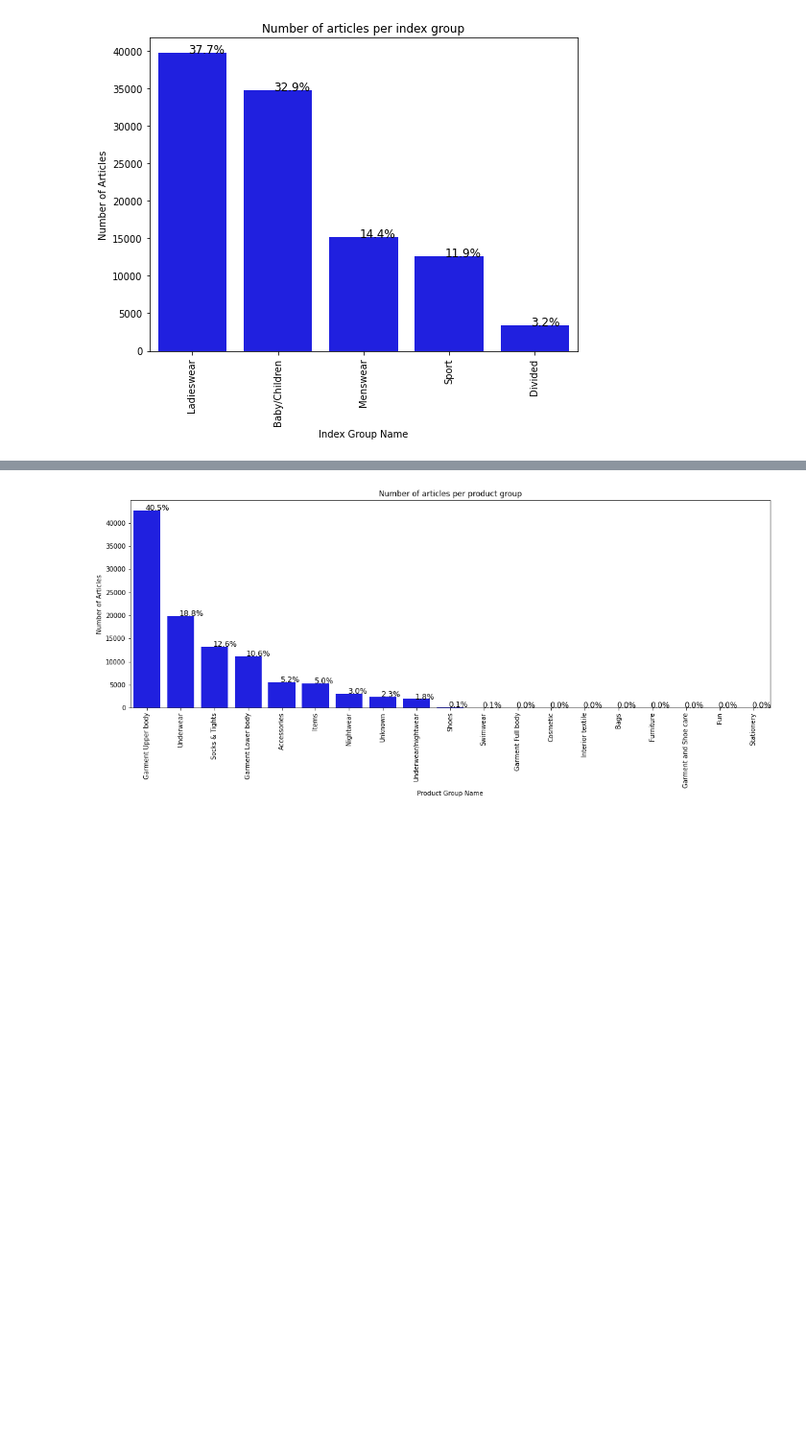
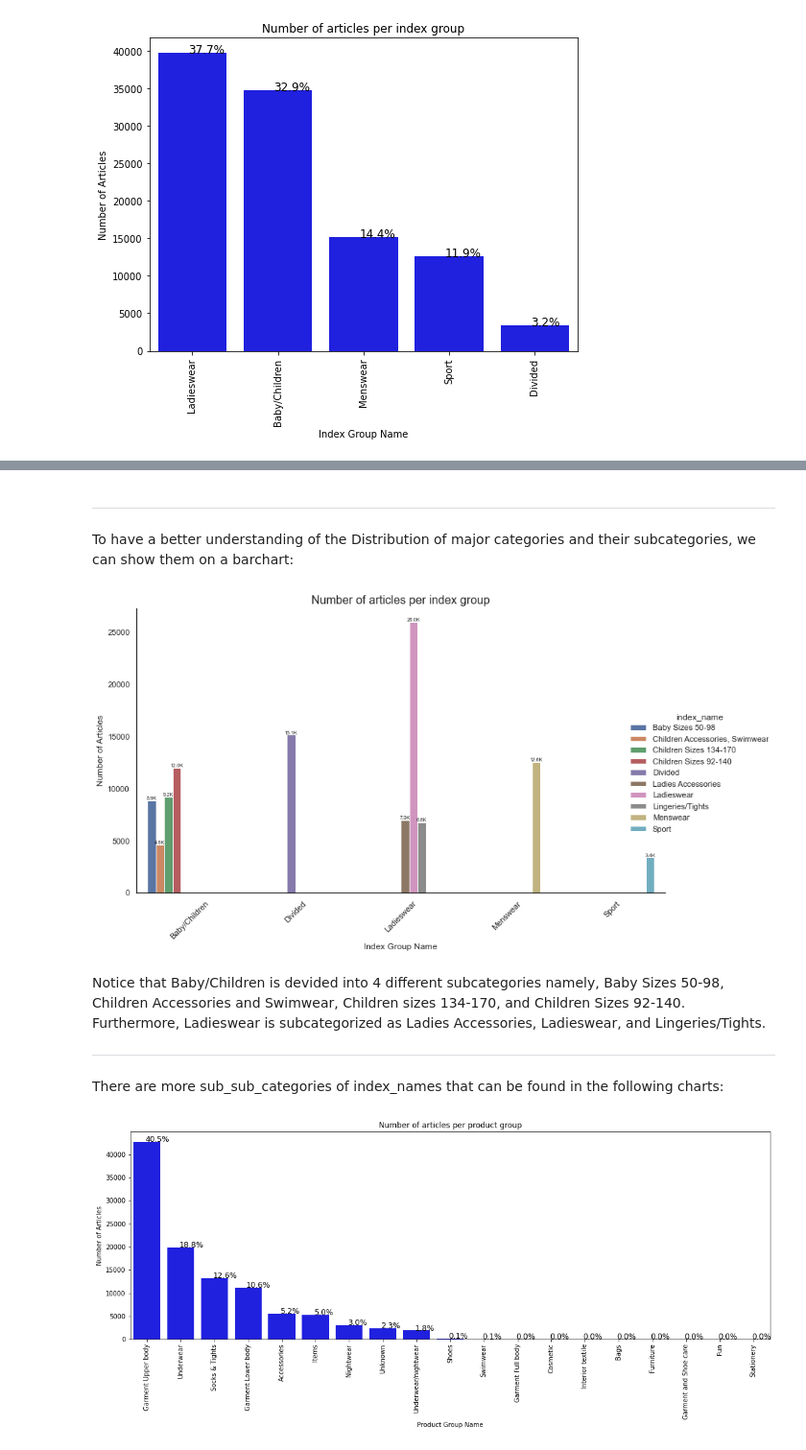
Before and after one commit to mt-cs/Personalized-Fashion-Recommendations, a Jupyter notebook: articles_EDA.ipynb, the cells around one changed output, grey strips where cells are left out. Shown at 96% size. Drawn from its saved outputs; the diff is of its cells as text; code cells hidden in the pictures; blank space fills up the shorter version.

```diff
--- a/articles_EDA.ipynb
+++ b/articles_EDA.ipynb
@@ -187,3 +175,35 @@ plt.show()
+# %% [markdown]
+***
+To have a better understanding of the Distribution of major categories and their subcategories, we can show them on a barchart:
+# %%
+gr_df = df.groupby(['index_group_name', 'index_name'])["article_id"].nunique().reset_index()
+
+sns.set(style='white')
+
+p = sns.catplot(x="index_group_name", y="article_id", hue="index_name", kind="bar", data=gr_df)
+p.fig.set_size_inches(15, 8)
+p.fig.subplots_adjust(top=0.81, right=0.86)
+
+plt.title('Number of articles per index group', fontsize=16)
+plt.xlabel('Index Group Name')
+plt.ylabel('Number of Articles')
+
+#rotate x-axis labels
+plt.xticks(rotation=45)
+
+ax = p.facet_axis(0, 0)
+
+# iterate through the axes containers
+for c in ax.containers:
+    labels = [f'{(v.get_height() / 1000):.1f}K' for v in c]
+    ax.bar_label(c, labels=labels, label_type='edge', fontsize = 7)
+# %% [output]
+[figure, added]
+# %% [markdown]
+Notice that Baby/Children is devided into 4 different subcategories namely, Baby Sizes 50-98, Children Accessories and Swimwear, Children sizes 134-170, and Children Sizes 92-140. Furthermore, Ladieswear is subcategorized as Ladies Accessories, Ladieswear, and Lingeries/Tights.
+***
+# %% [markdown]
+There are more sub_sub_categories of index_names that can be found in the following charts:
 # %%
 values = df['product_group_name'].value_counts().tolist()
 labels = df['product_group_name'].unique().tolist()
```
Also changed, not shown: parts of 17 cells of this notebook.
